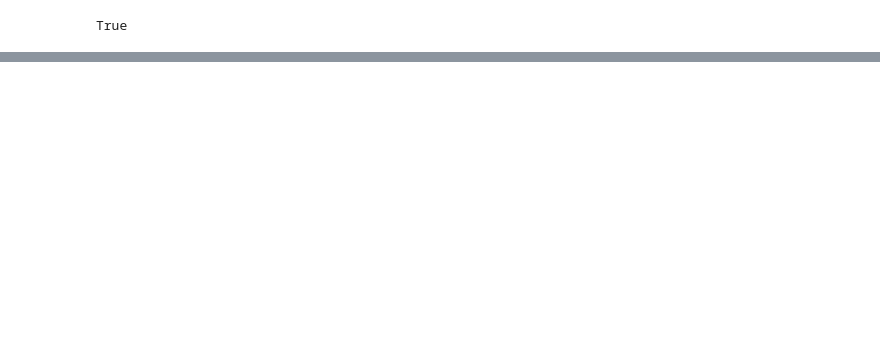
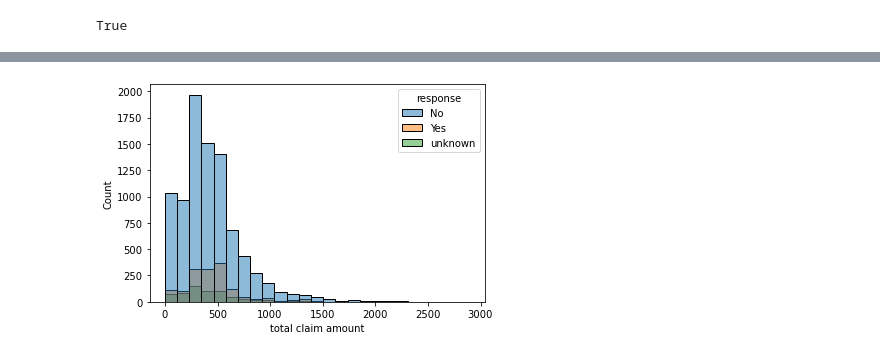
Before and after one commit to MiguelVilloslada/IronMiguel, a Jupyter notebook: Working/LAB/Customer Analysis Round 2.ipynb, the cells around one changed output, grey strips where cells are left out. Saved outputs shown, nothing was run; the diff lists cells and outputs as text; code cells hidden in the pictures; blank space fills up the shorter version.

```diff
--- a/Working/LAB/Customer Analysis Round 2.ipynb
+++ b/Working/LAB/Customer Analysis Round 2.ipynb
@@ -234,0 +305,4 @@ mca.query('month == 1 or month == 2 or month ==3')
+# %%
+sns.histplot(data=mca, x="total claim amount", hue="response", bins=25);
+# %% [output]
+[figure, added]
```
Also changed, not shown: parts of 22 cells of this notebook.
